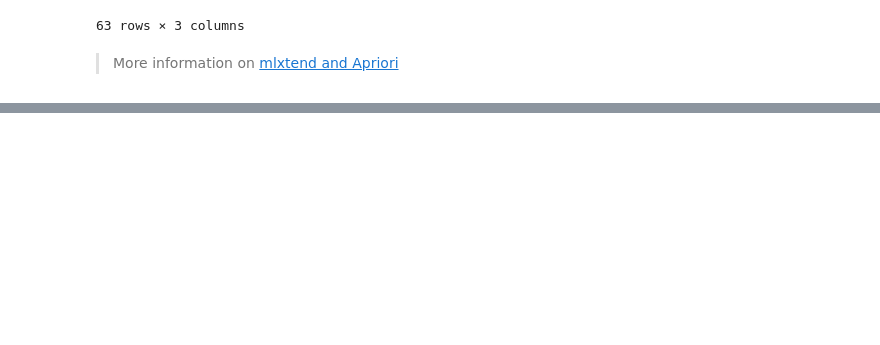
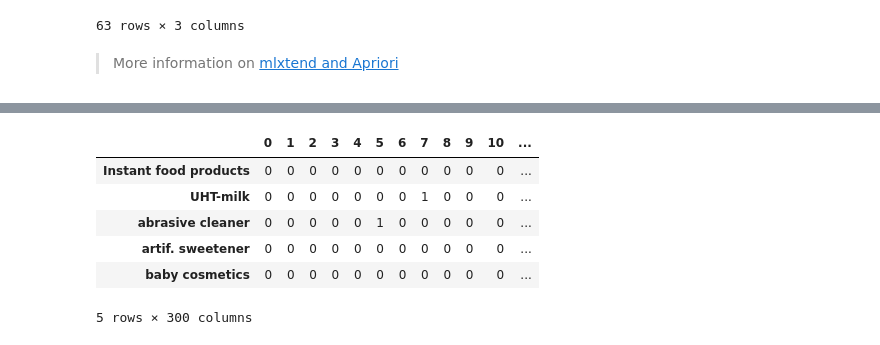
Before and after one commit to appliedecon/data602-lectures, a Jupyter notebook: unsupervised/clustering.ipynb, the cells around one changed output, grey strips where cells are left out. Saved outputs shown, nothing was run; the diff lists cells and outputs as text; code cells hidden in the pictures; blank space fills up the shorter version.

```diff
--- a/unsupervised/clustering.ipynb
+++ b/unsupervised/clustering.ipynb
@@ -798,0 +914,13 @@ results.sort_values(by=['items', 'support'], ascending=[False, False]).query('it
+# %%
+dfT = df.transpose()
+dfT = dfT.iloc[:, 0:300]
+dfT[:] = np.where(dfT[:], 1, 0)
+dfT.head()
+# %% [output]
+|  | 0 | 1 | 2 | 3 | 4 | 5 | 6 | 7 | 8 | 9 | 10 | ... |
+| Instant food products | 0 | 0 | 0 | 0 | 0 | 0 | 0 | 0 | 0 | 0 | 0 | ... |
+| UHT-milk | 0 | 0 | 0 | 0 | 0 | 0 | 0 | 1 | 0 | 0 | 0 | ... |
+| abrasive cleaner | 0 | 0 | 0 | 0 | 0 | 1 | 0 | 0 | 0 | 0 | 0 | ... |
+| artif. sweetener | 0 | 0 | 0 | 0 | 0 | 0 | 0 | 0 | 0 | 0 | 0 | ... |
+| baby cosmetics | 0 | 0 | 0 | 0 | 0 | 0 | 0 | 0 | 0 | 0 | 0 | ... |
+5 rows × 300 columns
```
Also changed, not shown: parts of 25 cells of this notebook.
